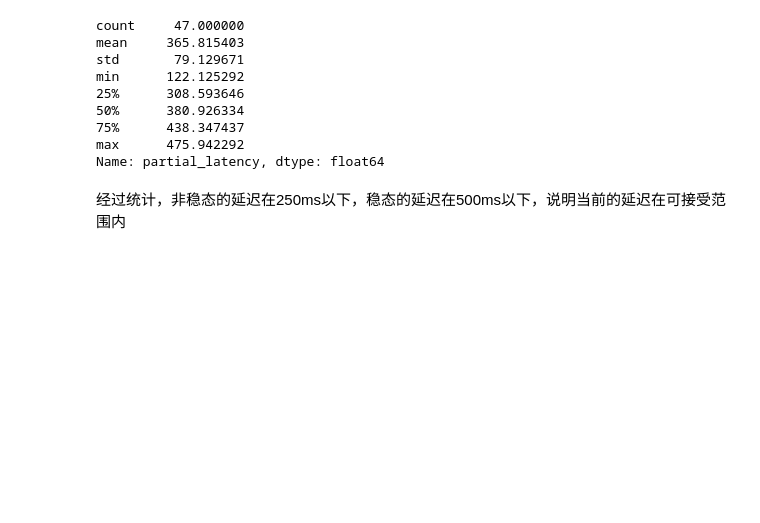
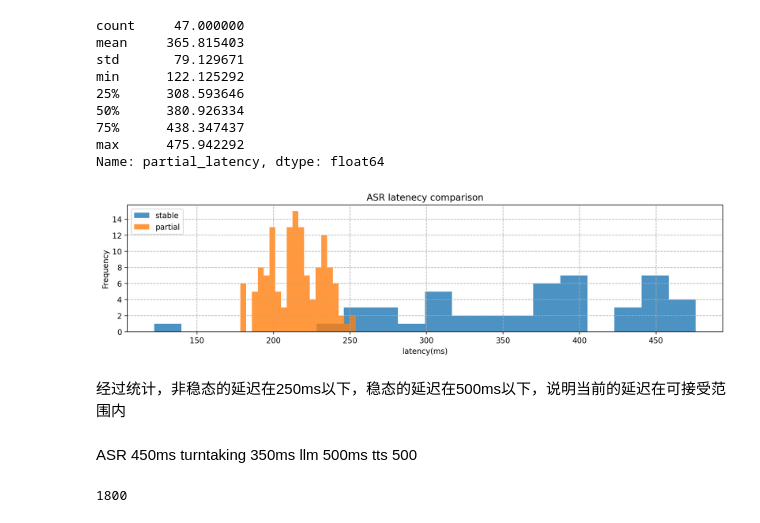
Before and after one commit to Kira1108/audio_latency_summary, a Jupyter notebook: report.ipynb, the cells around one changed output. Cells and saved outputs as stored; diff of their text form; code cells hidden in the pictures; blank space fills up the shorter version.

```diff
--- a/report.ipynb
+++ b/report.ipynb
@@ -165,9 +159,9 @@ Name: partial_latency, dtype: float64
 # %% [markdown]
 **稳态的延迟**
 # %%
-partial_results = concat_df[(concat_df.action_type=='recv') & (concat_df.slice_type==2)].copy()
-partial_results['partial_latency'] = partial_results['relative_time'] - partial_results['end_time']
-partial_results['partial_latency'].describe().T
+stable_results = concat_df[(concat_df.action_type=='recv') & (concat_df.slice_type==2)].copy()
+stable_results['partial_latency'] = stable_results['relative_time'] - stable_results['end_time']
+stable_results['partial_latency'].describe().T
 # %% [output]
 count     47.000000
 mean     365.815403
@@ -178,5 +172,24 @@ min      122.125292
 75%      438.347437
 max      475.942292
 Name: partial_latency, dtype: float64
+# %%
+fig, ax = plt.subplots(figsize = (14,3))
+stable_results['partial_latency'].hist(bins = 20, label = 'stable', alpha = 0.8)
+partial_results['partial_latency'].hist(bins = 20, label = 'partial', alpha = 0.8)
+
+plt.legend(loc = 'upper left')
+plt.title("ASR latenecy comparison")
+plt.xlabel("latency(ms)")
+plt.ylabel("Frequency")
+plt.grid(linestyle = '--')
+plt.show()
+# %% [output]
+[figure, added]
 # %% [markdown]
 经过统计，非稳态的延迟在250ms以下，稳态的延迟在500ms以下，说明当前的延迟在可接受范围内
+# %% [markdown]
+ASR 450ms turntaking 350ms llm 500ms tts 500
+# %%
+450 + 350 + 500 + 500
+# %% [output]
+1800
```
Also changed, not shown: parts of 2 cells of this notebook, 1 other file.
